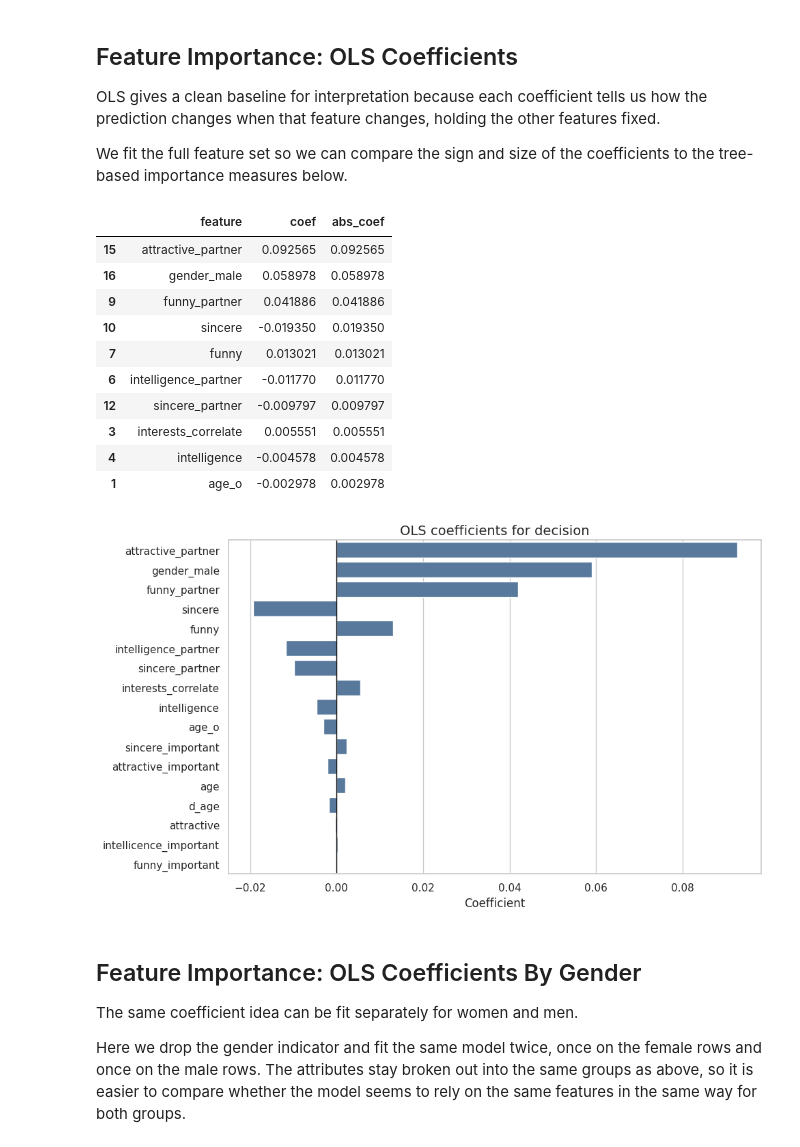
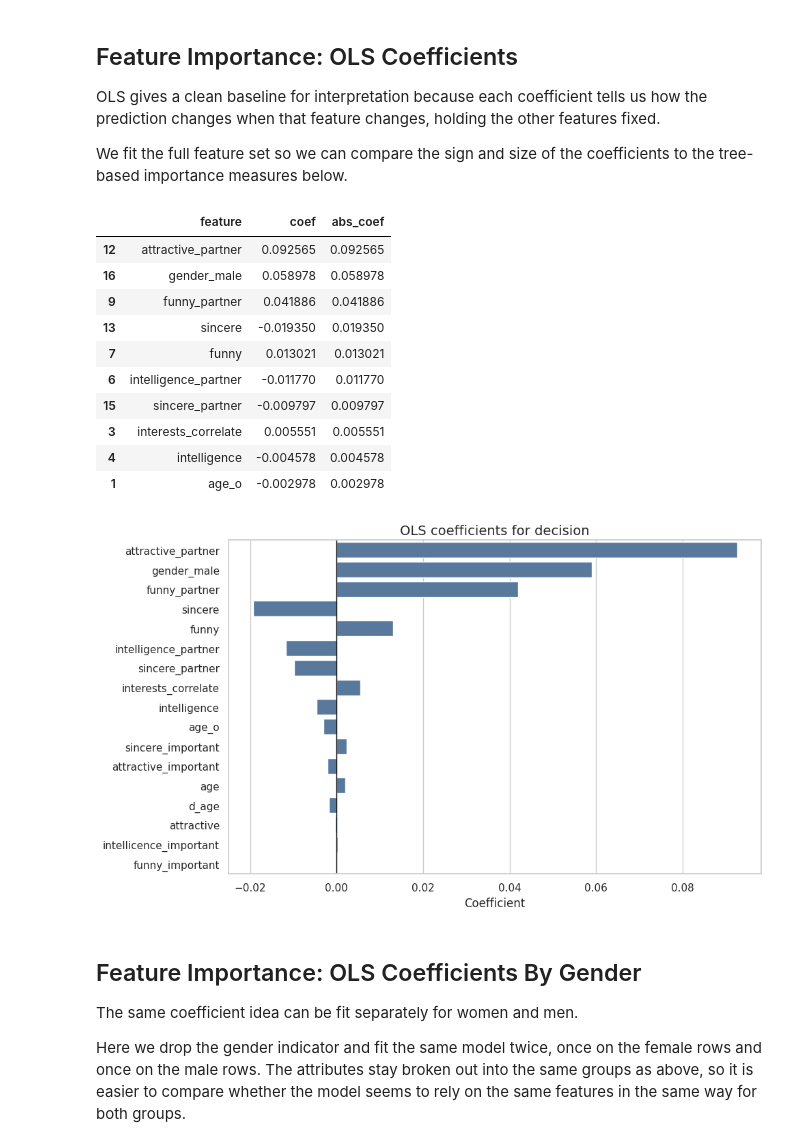
Before and after one commit to zjelveh/zjelveh.github.io, a Jupyter notebook: files/inst414_spring2026/labs/Lab_11.ipynb, the cells around one changed output. Saved outputs shown, nothing was run; the diff lists cells and outputs as text; code cells hidden in the pictures.

```diff
--- a/files/inst414_spring2026/labs/Lab_11.ipynb
+++ b/files/inst414_spring2026/labs/Lab_11.ipynb
@@ -252,9 +252,9 @@ This pattern is useful because model fitting, prediction, and evaluation all nee
 feature_sets = {
     'basic_plus_intelligence': basic_features + intelligence_features,
     'basic_plus_intelligence_funny': basic_features + intelligence_features + funny_features,
-    'basic_plus_intelligence_funny_sincerity': basic_features + intelligence_features + funny_features + sincerity_features,
-    'basic_plus_intelligence_funny_sincerity_attractiveness': basic_features + intelligence_features + funny_features + sincerity_features + attractiveness_features,
-    'basic_plus_intelligence_funny_sincerity_attractiveness_gender': basic_features + intelligence_features + funny_features + sincerity_features + attractiveness_features + ['gender_male']
+    'basic_plus_intelligence_funny_attractiveness': basic_features + intelligence_features + funny_features + attractiveness_features,
+    'basic_plus_intelligence_funny_attractiveness_sincerity': basic_features + intelligence_features + funny_features + attractiveness_features + sincerity_features,
+    'basic_plus_intelligence_funny_attractiveness_sincerity_gender': basic_features + intelligence_features + funny_features + attractiveness_features + sincerity_features + ['gender_male']
 }
 
 model_specs = [
@@ -267,16 +267,16 @@ model_specs = [
         'features': feature_sets['basic_plus_intelligence_funny']
     },
     {
-        'model_label': 'basic_plus_intelligence_funny_sincerity',
-        'features': feature_sets['basic_plus_intelligence_funny_sincerity']
+        'model_label': 'basic_plus_intelligence_funny_attractiveness',
+        'features': feature_sets['basic_plus_intelligence_funny_attractiveness']
     },
     {
-        'model_label': 'basic_plus_intelligence_funny_sincerity_attractiveness',
-        'features': feature_sets['basic_plus_intelligence_funny_sincerity_attractiveness']
+        'model_label': 'basic_plus_intelligence_funny_attractiveness_sincerity',
+        'features': feature_sets['basic_plus_intelligence_funny_attractiveness_sincerity']
     },
     {
-        'model_label': 'basic_plus_intelligence_funny_sincerity_attractiveness_gender',
-        'features': feature_sets['basic_plus_intelligence_funny_sincerity_attractiveness_gender']
+        'model_label': 'basic_plus_intelligence_funny_attractiveness_sincerity_gender',
+        'features': feature_sets['basic_plus_intelligence_funny_attractiveness_sincerity_gender']
     }
 ]
 
@@ -499,47 +499,47 @@ OLS gives a clean baseline for interpretation because each coefficient tells us
 
 We fit the full feature set so we can compare the sign and size of the coefficients to the tree-based importance measures below.
 # %%
-full_model_label = 'basic_plus_intelligence_funny_sincerity_attractiveness_gender'
+full_model_label = 'basic_plus_intelligence_funny_attractiveness_sincerity_gender'
 full_features = feature_sets[full_model_label]
 
 ols_X_train = sm.add_constant(train[full_features], has_constant='add')
 ols_X_test = sm.add_constant(test[full_features], has_constant='add')
 ols_model = sm.OLS(train['decision'], ols_X_train).fit()
 predictions['pred_ols'] = ols_model.predict(ols_X_test)
 
 ols_table = (
     pd.DataFrame({
         'feature': full_features,
         'coef': ols_model.params[full_features].values
     })
     .assign(abs_coef=lambda frame: frame['coef'].abs())
     .sort_values('abs_coef', ascending=False)
 )
 
 display(ols_table.head(10))
 
 plt.figure(figsize=(10, 6))
 sns.barplot(
     data=ols_table,
     y='feature',
     x='coef',
     color='#4C78A8'
 )
 plt.axvline(0, color='black', linewidth=1)
 plt.title('OLS coefficients for decision')
 plt.xlabel('Coefficient')
 plt.ylabel('')
 plt.tight_layout()
 plt.show();
 # %% [output]
 |  | feature | coef | abs_coef |
-| 15 | attractive_partner | 0.092565 | 0.092565 |
+| 12 | attractive_partner | 0.092565 | 0.092565 |
 | 16 | gender_male | 0.058978 | 0.058978 |
 | 9 | funny_partner | 0.041886 | 0.041886 |
-| 10 | sincere | -0.019350 | 0.019350 |
+| 13 | sincere | -0.019350 | 0.019350 |
 | 7 | funny | 0.013021 | 0.013021 |
 | 6 | intelligence_partner | -0.011770 | 0.011770 |
-| 12 | sincere_partner | -0.009797 | 0.009797 |
+| 15 | sincere_partner | -0.009797 | 0.009797 |
 | 3 | interests_correlate | 0.005551 | 0.005551 |
 | 4 | intelligence | -0.004578 | 0.004578 |
 | 1 | age_o | -0.002978 | 0.002978 |
```
Also changed, not shown: parts of 10 cells of this notebook.
